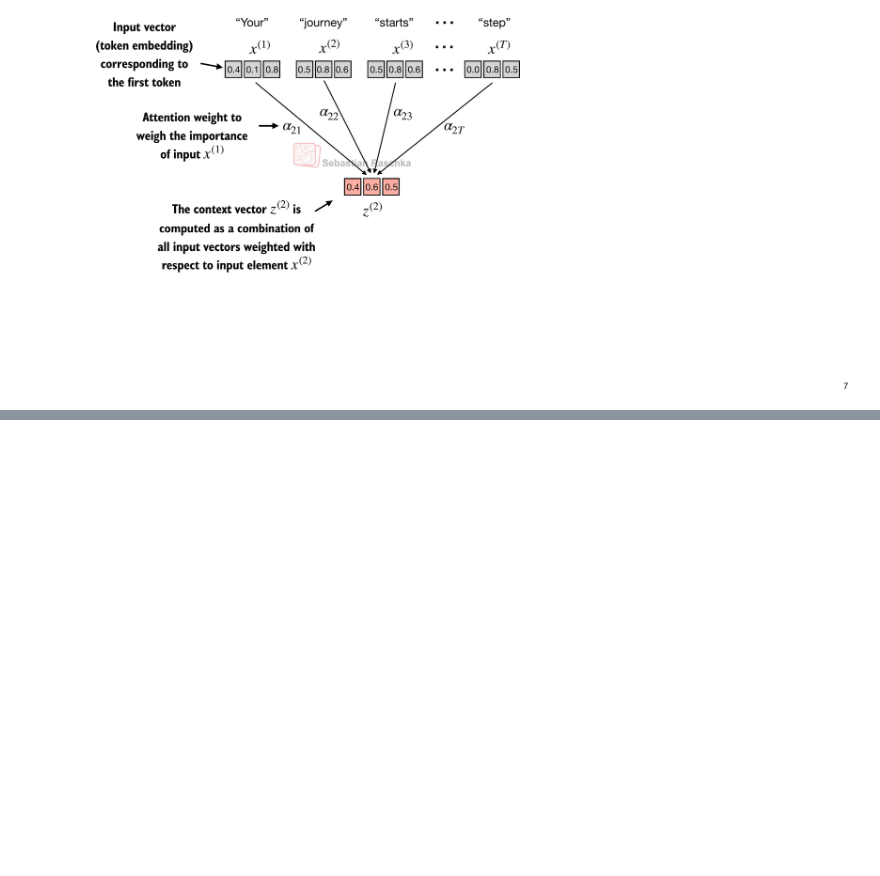
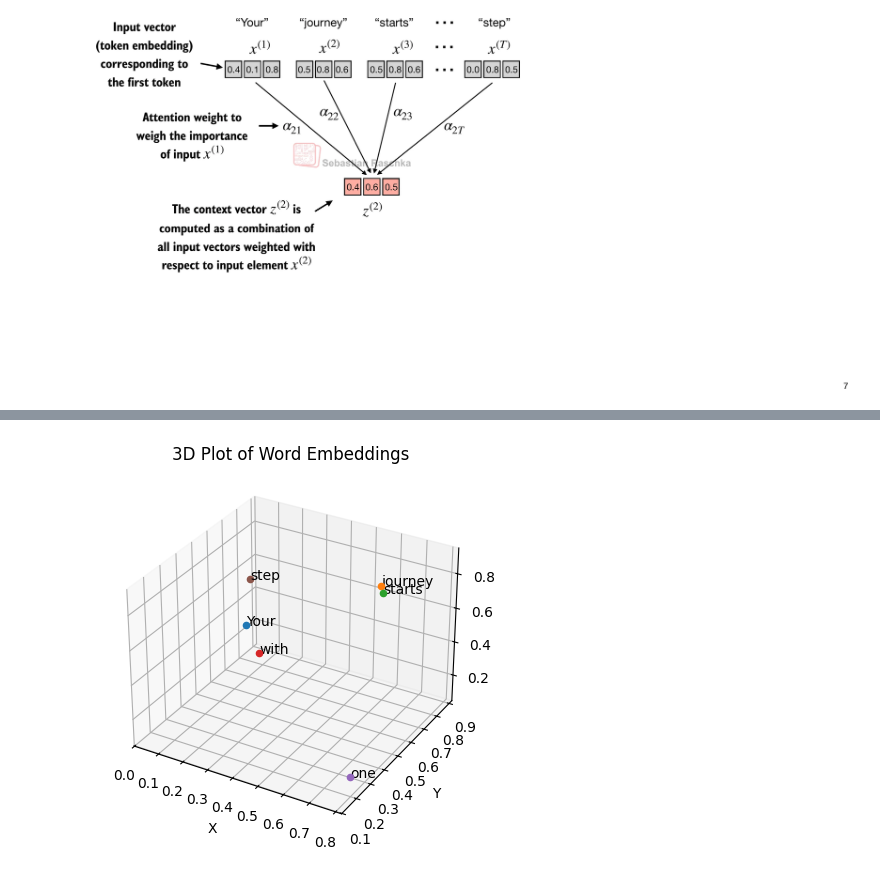
Before and after one commit to Abbasam8910/Building-LLM-From-Scratch, a Jupyter notebook: 6. Attention Mechanism/Implementing A Simplified Attention Mechanism.ipynb, the cells around one changed output, grey strips where cells are left out. Saved outputs shown, nothing was run; the diff lists cells and outputs as text; code cells hidden in the pictures; blank space fills up the shorter version.

```diff
--- a/6. Attention Mechanism/Implementing A Simplified Attention Mechanism.ipynb
+++ b/6. Attention Mechanism/Implementing A Simplified Attention Mechanism.ipynb
@@ -48,3 +48,33 @@ inputs = torch.tensor(
    [0.77, 0.25, 0.10], # one      (x^5)
    [0.05, 0.80, 0.55]] # step     (x^6)
 )
+# %%
+import matplotlib.pyplot as plt
+from mpl_toolkits.mplot3d import Axes3D
+
+# Corresponding words
+words = ['Your', 'journey', 'starts', 'with', 'one', 'step']
+
+# Extract x, y, z coordinates
+x_coords = inputs[:, 0].numpy()
+y_coords = inputs[:, 1].numpy()
+z_coords = inputs[:, 2].numpy()
+
+# Create 3D plot
+fig = plt.figure()
+ax = fig.add_subplot(111, projection='3d')
+
+# Plot each point and annotate with corresponding word
+for x, y, z, word in zip(x_coords, y_coords, z_coords, words):
+    ax.scatter(x, y, z)
+    ax.text(x, y, z, word, fontsize=10)
+
+# Set labels for axes
+ax.set_xlabel('X')
+ax.set_ylabel('Y')
+ax.set_zlabel('Z')
+
+plt.title('3D Plot of Word Embeddings')
+plt.show()
+# %% [output]
+[figure, added]
```
Also changed, not shown: parts of 16 cells of this notebook.
